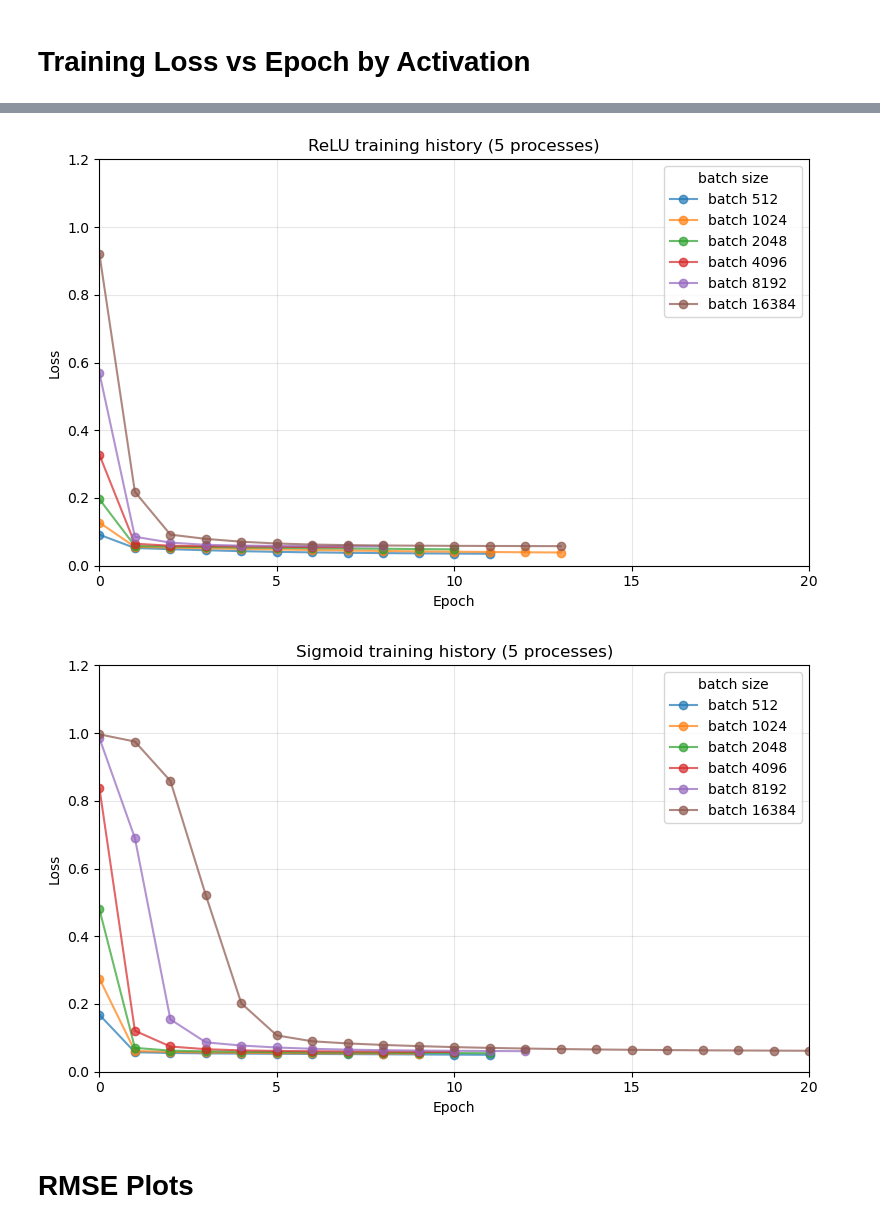
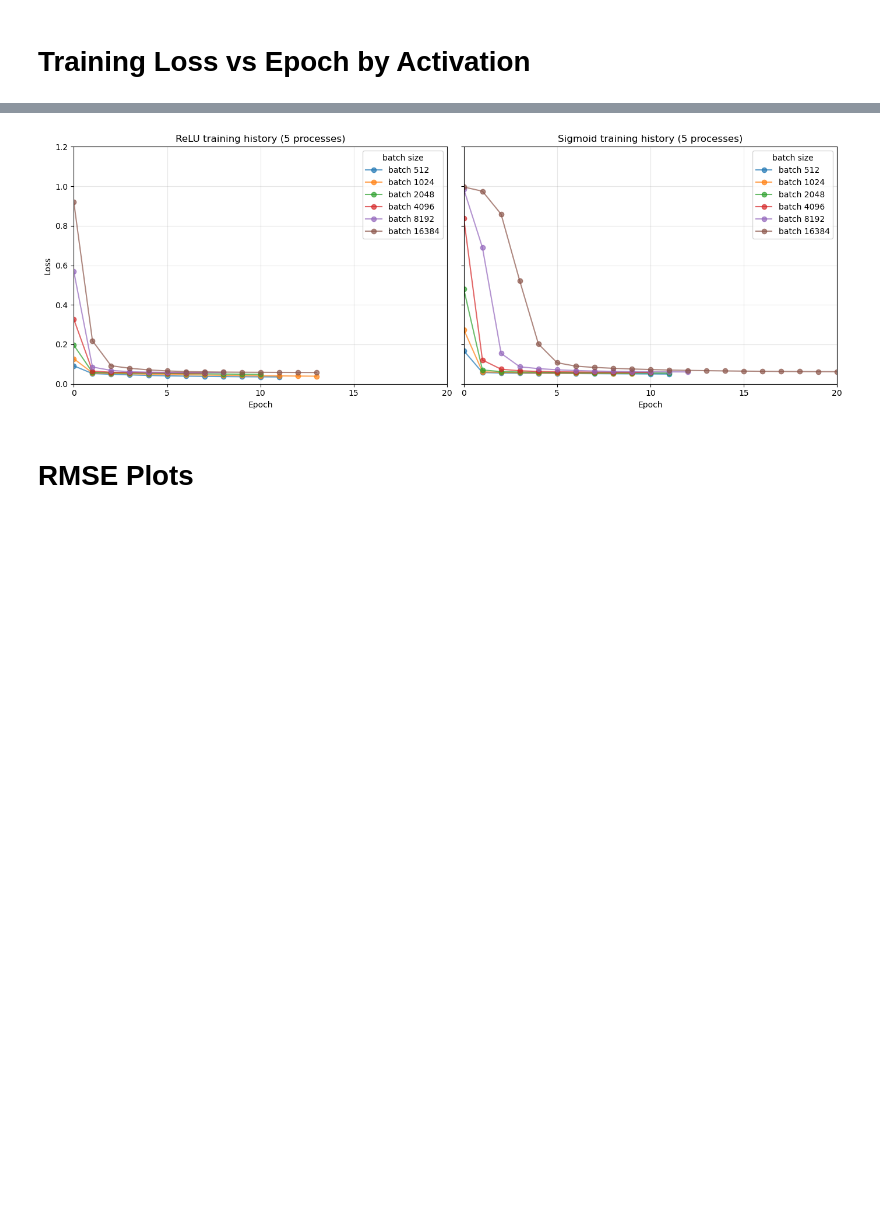
Before and after one commit to e1352994/dsa5208_project1, a Jupyter notebook: nytaxi2022_result_plotting.ipynb, the cells around one changed output, grey strips where cells are left out. Drawn from its saved outputs; the diff is of its cells as text; code cells hidden in the pictures; blank space fills up the shorter version.

```diff
--- a/nytaxi2022_result_plotting.ipynb
+++ b/nytaxi2022_result_plotting.ipynb
@@ -7,14 +7,18 @@ import matplotlib.pyplot as plt
 loss_df = pd.read_csv('sgd_training_losses.csv')
 loss_df = loss_df.sort_values(['activation', 'num_of_process', 'batch_size', 'epoch'])
 activations = ['relu', 'tanh', 'sigmoid']
-fig, axes = plt.subplots(1, 3, figsize=(24, 6), sharey=True)
+fig, axes = plt.subplots(2, 2, figsize=(16, 12), sharey=True)
+axes = axes.flatten()  # Convert 2x2 array to 1D for easier indexing
+# Remove the empty subplot (bottom right)
+fig.delaxes(axes[3])
+
 
 for ax, activation in zip(axes, activations):
     subset = loss_df[loss_df['activation'] == activation]
     for (nproc, batch), group in subset.groupby(['num_of_process', 'batch_size']):
         label = f"{nproc} proc, bs {batch}"
         ax.plot(group['epoch'], group['loss'], marker='o', alpha=0.7, label=label)
-    ax.set_title(f"Training loss ({activation})")
+    ax.set_title(f"Training Loss ({activation})")
     ax.set_xlabel('Epoch')
     ax.set_xlim(0, 20)
     ax.set_xticks(range(0, 21, 5))
@@ -31,40 +35,43 @@ plt.show()
 # %%
 
 # Additional plots for 5-process runs
 five_proc = loss_df[loss_df['num_of_process'] == 5]
 
-fig, ax = plt.subplots(figsize=(8, 5))
+# Filter 5-process runs
+five_proc = loss_df[loss_df['num_of_process'] == 5]
+
+# Create figure with 1 row, 2 columns
+fig, axes = plt.subplots(1, 2, figsize=(14, 5), sharey=True)
+
+# --- ReLU ---
 relu_subset = five_proc[five_proc['activation'] == 'relu']
 for batch, group in relu_subset.groupby('batch_size'):
-    ax.plot(group['epoch'], group['loss'], marker='o', alpha=0.7, label=f"batch {batch}")
-ax.set_title('ReLU training history (5 processes)')
-ax.set_xlabel('Epoch')
-ax.set_ylabel('Loss')
-ax.set_xlim(0, 20)
-ax.set_ylim(0, 1.2)
-ax.set_xticks(range(0, 21, 5))
-ax.grid(True, alpha=0.3)
-ax.legend(title='batch size')
+    axes[0].plot(group['epoch'], group['loss'], marker='o', alpha=0.7, label=f"batch {batch}")
+axes[0].set_title('ReLU training history (5 processes)')
+axes[0].set_xlabel('Epoch')
+axes[0].set_ylabel('Loss')
+axes[0].set_xlim(0, 20)
+axes[0].set_ylim(0, 1.2)
+axes[0].set_xticks(range(0, 21, 5))
+axes[0].grid(True, alpha=0.3)
+axes[0].legend(title='batch size')
+
+# --- Sigmoid ---
+sigmoid_subset = five_proc[five_proc['activation'] == 'sigmoid']
+for batch, group in sigmoid_subset.groupby('batch_size'):
+    axes[1].plot(group['epoch'], group['loss'], marker='o', alpha=0.7, label=f"batch {batch}")
+axes[1].set_title('Sigmoid training history (5 processes)')
+axes[1].set_xlabel('Epoch')
+axes[1].set_xlim(0, 20)
+axes[1].set_ylim(0, 1.2)
+axes[1].set_xticks(range(0, 21, 5))
+axes[1].grid(True, alpha=0.3)
+axes[1].legend(title='batch size')
+
 plt.tight_layout()
 plt.show()
-
-fig, ax = plt.subplots(figsize=(8, 5))
-sigmoid_subset = five_proc[five_proc['activation'] == 'sigmoid']
-for batch, group in sigmoid_subset.groupby('batch_size'):
-    ax.plot(group['epoch'], group['loss'], marker='o', alpha=0.7, label=f"batch {batch}")
-ax.set_title('Sigmoid training history (5 processes)')
-ax.set_xlabel('Epoch')
-ax.set_ylabel('Loss')
-ax.set_xlim(0, 20)
-ax.set_ylim(0, 1.2)
-ax.set_xticks(range(0, 21, 5))
-ax.grid(True, alpha=0.3)
-ax.legend(title='batch size')
-plt.tight_layout()
-plt.show()
 # %% [output]
-[figure, old version]
+[figure, new version]
-[figure, removed]
 # %% [markdown]
 # RMSE Plots
 # %%
```
Also changed, not shown: parts of 5 cells of this notebook.
